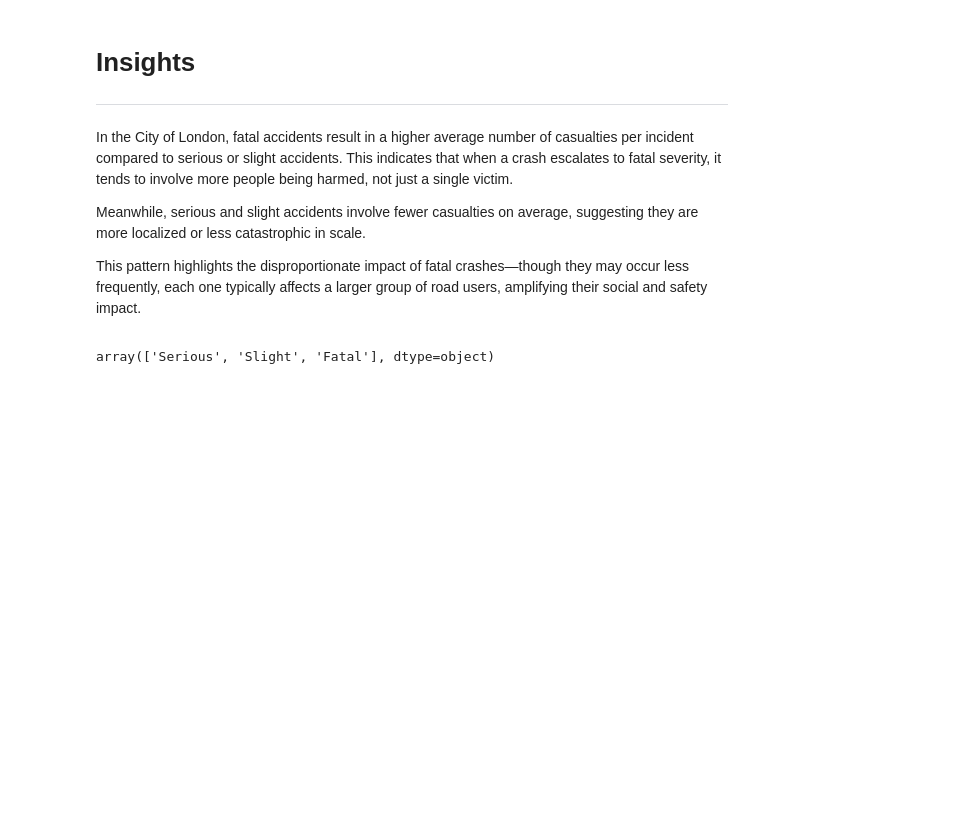
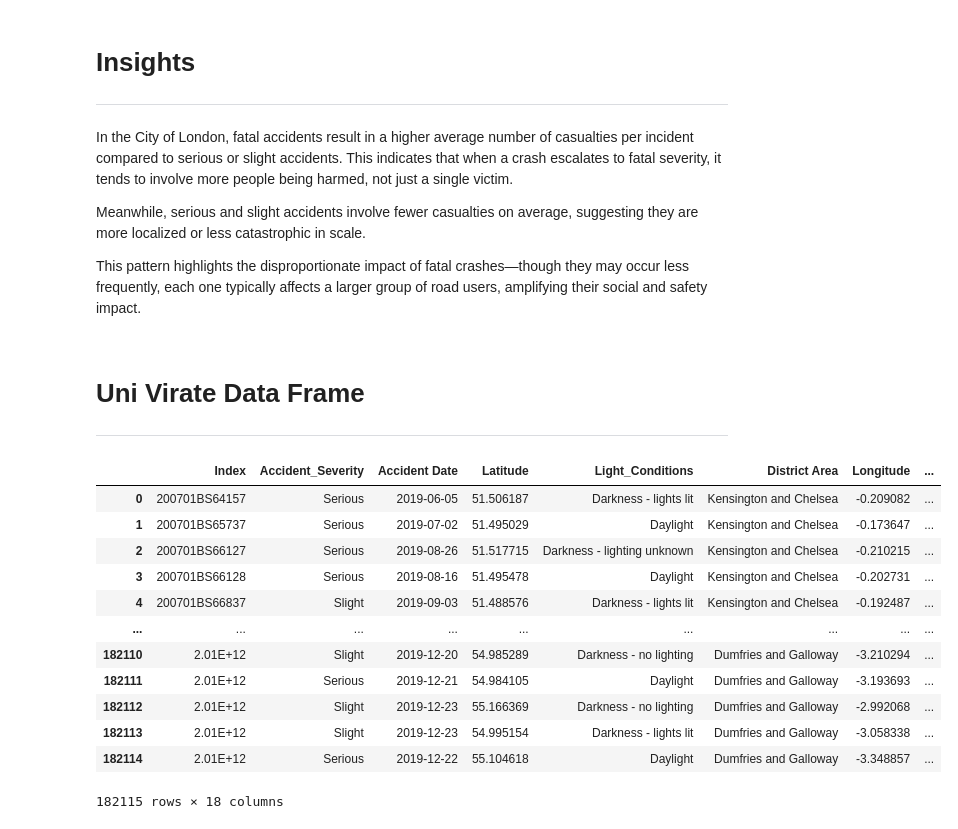
Before and after one commit to jerwinq19/ITELEC303, a Jupyter notebook: Activity 2.ipynb, the cells around one changed output. Saved outputs shown, nothing was run; the diff lists cells and outputs as text; code cells hidden in the pictures; blank space fills up the shorter version.

```diff
--- a/Activity 2.ipynb
+++ b/Activity 2.ipynb
@@ -474,7 +561,23 @@ plt.bar(['fatal', 'serious', 'slight'], [fatal_accidents,serious_accidents,sligh
 Meanwhile, serious and slight accidents involve fewer casualties on average, suggesting they are more localized or less catastrophic in scale.
 
 This pattern highlights the disproportionate impact of fatal crashes—though they may occur less frequently, each one typically affects a larger group of road users, amplifying their social and safety impact.</p>
-# %%
-df['Accident_Severity'].unique()
-# %% [output]
-array(['Serious', 'Slight', 'Fatal'], dtype=object)
+# %% [markdown]
+<h1>Uni Virate Data Frame</h1>
+<hr>
+# %%
+df_2019 = df[df['Year'] == 2019]
+df_2019
+# %% [output]
+|  | Index | Accident_Severity | Accident Date | Latitude | Light_Conditions | District Area | Longitude | ... |
+| 0 | 200701BS64157 | Serious | 2019-06-05 | 51.506187 | Darkness - lights lit | Kensington and Chelsea | -0.209082 | ... |
+| 1 | 200701BS65737 | Serious | 2019-07-02 | 51.495029 | Daylight | Kensington and Chelsea | -0.173647 | ... |
+| 2 | 200701BS66127 | Serious | 2019-08-26 | 51.517715 | Darkness - lighting unknown | Kensington and Chelsea | -0.210215 | ... |
+| 3 | 200701BS66128 | Serious | 2019-08-16 | 51.495478 | Daylight | Kensington and Chelsea | -0.202731 | ... |
+| 4 | 200701BS66837 | Slight | 2019-09-03 | 51.488576 | Darkness - lights lit | Kensington and Chelsea | -0.192487 | ... |
+| ... | ... | ... | ... | ... | ... | ... | ... | ... |
+| 182110 | 2.01E+12 | Slight | 2019-12-20 | 54.985289 | Darkness - no lighting | Dumfries and Galloway | -3.210294 | ... |
+| 182111 | 2.01E+12 | Serious | 2019-12-21 | 54.984105 | Daylight | Dumfries and Galloway | -3.193693 | ... |
+| 182112 | 2.01E+12 | Slight | 2019-12-23 | 55.166369 | Darkness - no lighting | Dumfries and Galloway | -2.992068 | ... |
+| 182113 | 2.01E+12 | Slight | 2019-12-23 | 54.995154 | Darkness - lights lit | Dumfries and Galloway | -3.058338 | ... |
+| 182114 | 2.01E+12 | Serious | 2019-12-22 | 55.104618 | Daylight | Dumfries and Galloway | -3.348857 | ... |
+182115 rows × 18 columns
```
Also changed, not shown: parts of 28 cells of this notebook.
